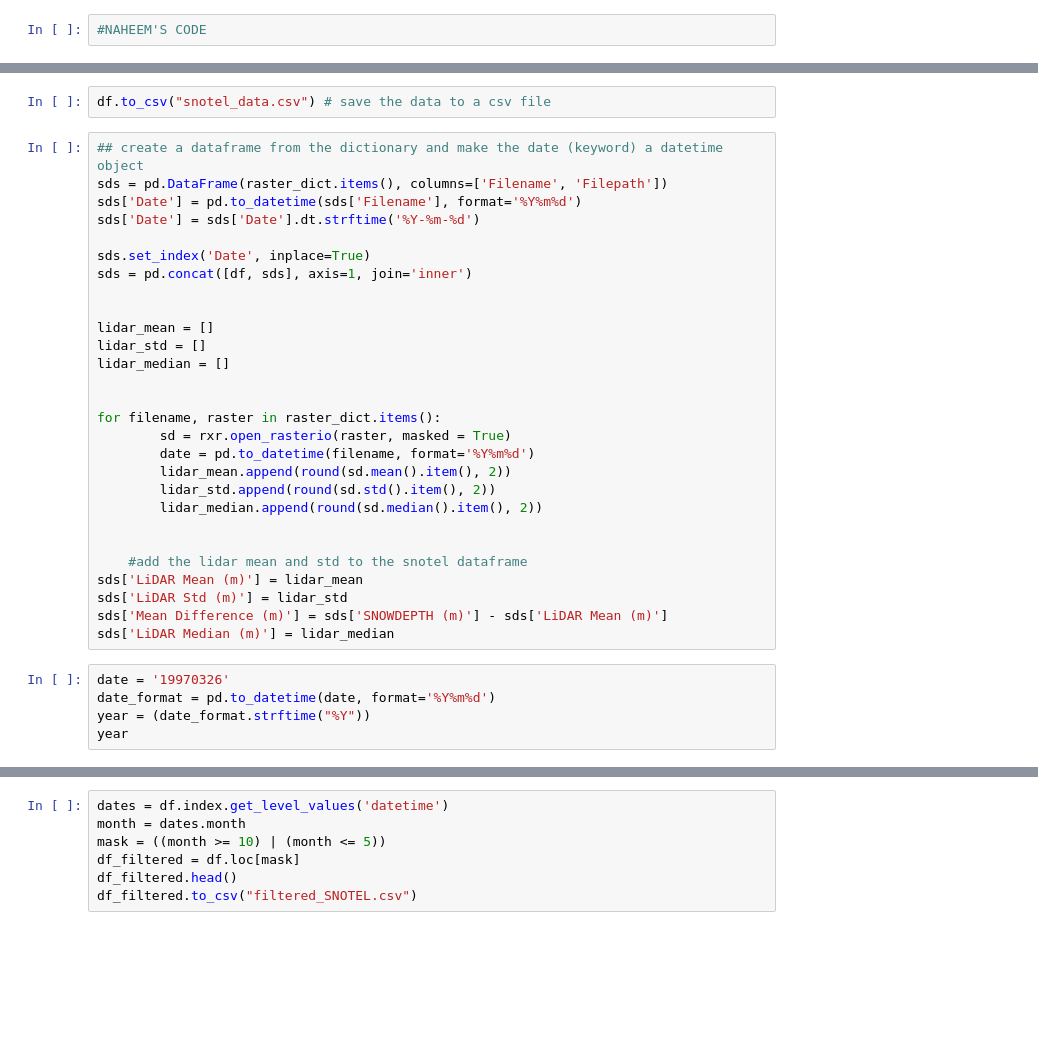
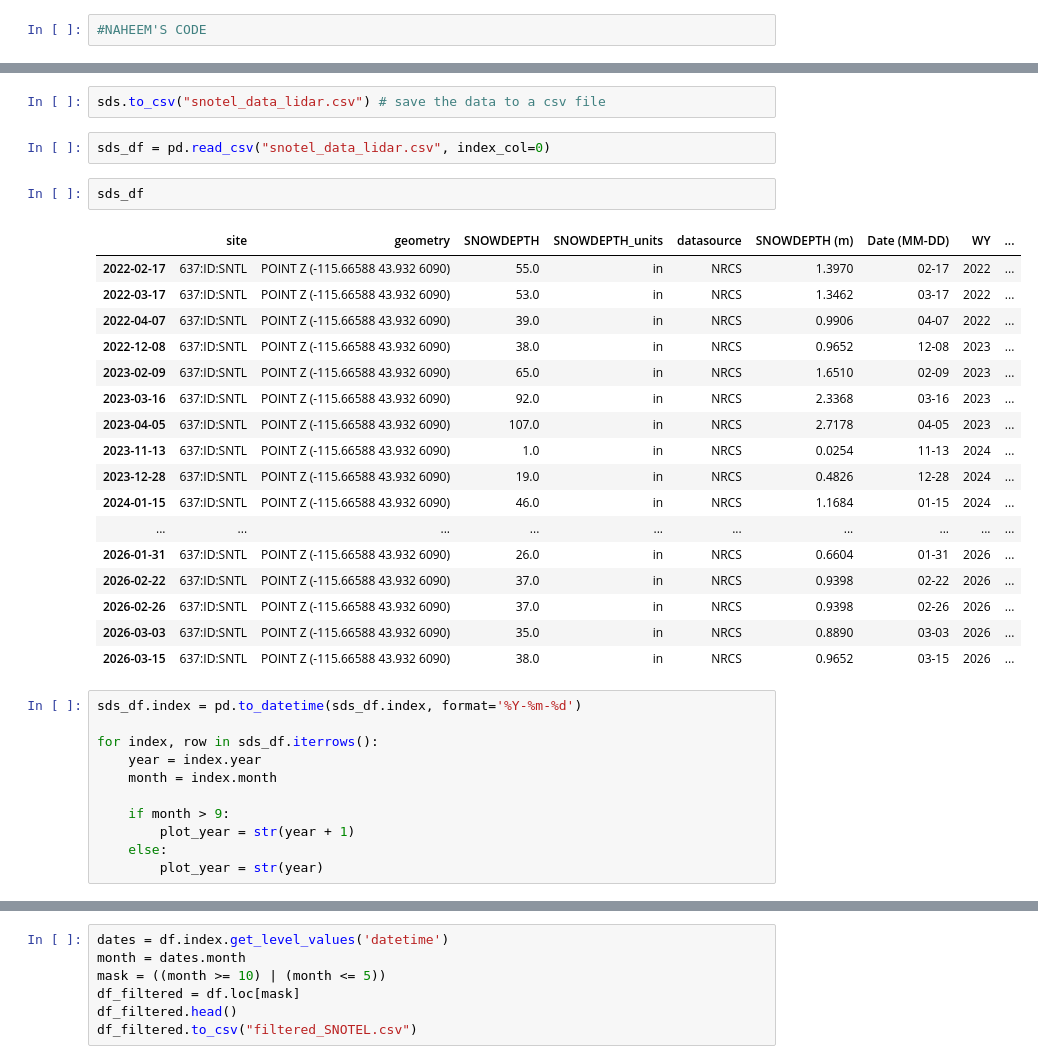
Before and after one commit to naniciafone/crrel, a Jupyter notebook: snotel_data_plot.ipynb, the cells around one changed output, grey strips where cells are left out. Drawn from its saved outputs; the diff is of its cells as text; blank space fills up the shorter version.

```diff
--- a/snotel_data_plot.ipynb
+++ b/snotel_data_plot.ipynb
@@ -55,37 +109,37 @@ df.index = df.index.strftime('%Y-%m-%d')
 # %%
-df.to_csv("snotel_data.csv") # save the data to a csv file
+sds.to_csv("snotel_data_lidar.csv") # save the data to a csv file
-# %%
-## create a dataframe from the dictionary and make the date (keyword) a datetime object
-sds = pd.DataFrame(raster_dict.items(), columns=['Filename', 'Filepath'])
-sds['Date'] = pd.to_datetime(sds['Filename'], format='%Y%m%d')
-sds['Date'] = sds['Date'].dt.strftime('%Y-%m-%d')
-
-sds.set_index('Date', inplace=True)
-sds = pd.concat([df, sds], axis=1, join='inner')
-
-
-lidar_mean = []
-lidar_std = []
-lidar_median = []
-
-
-for filename, raster in raster_dict.items():
-        sd = rxr.open_rasterio(raster, masked = True)
-        date = pd.to_datetime(filename, format='%Y%m%d')
-        lidar_mean.append(round(sd.mean().item(), 2))
-        lidar_std.append(round(sd.std().item(), 2))
-        lidar_median.append(round(sd.median().item(), 2))
-
-
-    #add the lidar mean and std to the snotel dataframe
-sds['LiDAR Mean (m)'] = lidar_mean
-sds['LiDAR Std (m)'] = lidar_std
-sds['Mean Difference (m)'] = sds['SNOWDEPTH (m)'] - sds['LiDAR Mean (m)']
-sds['LiDAR Median (m)'] = lidar_median
-# %%
-date = '19970326'
-date_format = pd.to_datetime(date, format='%Y%m%d')
-year = (date_format.strftime("%Y"))
-year
+# %%
+sds_df = pd.read_csv("snotel_data_lidar.csv", index_col=0)
+# %%
+sds_df
+# %% [output]
+|  | site | geometry | SNOWDEPTH | SNOWDEPTH_units | datasource | SNOWDEPTH (m) | Date (MM-DD) | WY | ... |
+| 2022-02-17 | 637:ID:SNTL | POINT Z (-115.66588 43.932 6090) | 55.0 | in | NRCS | 1.3970 | 02-17 | 2022 | ... |
+| 2022-03-17 | 637:ID:SNTL | POINT Z (-115.66588 43.932 6090) | 53.0 | in | NRCS | 1.3462 | 03-17 | 2022 | ... |
+| 2022-04-07 | 637:ID:SNTL | POINT Z (-115.66588 43.932 6090) | 39.0 | in | NRCS | 0.9906 | 04-07 | 2022 | ... |
+| 2022-12-08 | 637:ID:SNTL | POINT Z (-115.66588 43.932 6090) | 38.0 | in | NRCS | 0.9652 | 12-08 | 2023 | ... |
+| 2023-02-09 | 637:ID:SNTL | POINT Z (-115.66588 43.932 6090) | 65.0 | in | NRCS | 1.6510 | 02-09 | 2023 | ... |
+| 2023-03-16 | 637:ID:SNTL | POINT Z (-115.66588 43.932 6090) | 92.0 | in | NRCS | 2.3368 | 03-16 | 2023 | ... |
+| 2023-04-05 | 637:ID:SNTL | POINT Z (-115.66588 43.932 6090) | 107.0 | in | NRCS | 2.7178 | 04-05 | 2023 | ... |
+| 2023-11-13 | 637:ID:SNTL | POINT Z (-115.66588 43.932 6090) | 1.0 | in | NRCS | 0.0254 | 11-13 | 2024 | ... |
+| 2023-12-28 | 637:ID:SNTL | POINT Z (-115.66588 43.932 6090) | 19.0 | in | NRCS | 0.4826 | 12-28 | 2024 | ... |
+| 2024-01-15 | 637:ID:SNTL | POINT Z (-115.66588 43.932 6090) | 46.0 | in | NRCS | 1.1684 | 01-15 | 2024 | ... |
+| ... | ... | ... | ... | ... | ... | ... | ... | ... | ... |
+| 2026-01-31 | 637:ID:SNTL | POINT Z (-115.66588 43.932 6090) | 26.0 | in | NRCS | 0.6604 | 01-31 | 2026 | ... |
+| 2026-02-22 | 637:ID:SNTL | POINT Z (-115.66588 43.932 6090) | 37.0 | in | NRCS | 0.9398 | 02-22 | 2026 | ... |
+| 2026-02-26 | 637:ID:SNTL | POINT Z (-115.66588 43.932 6090) | 37.0 | in | NRCS | 0.9398 | 02-26 | 2026 | ... |
+| 2026-03-03 | 637:ID:SNTL | POINT Z (-115.66588 43.932 6090) | 35.0 | in | NRCS | 0.8890 | 03-03 | 2026 | ... |
+| 2026-03-15 | 637:ID:SNTL | POINT Z (-115.66588 43.932 6090) | 38.0 | in | NRCS | 0.9652 | 03-15 | 2026 | ... |
+# %%
+sds_df.index = pd.to_datetime(sds_df.index, format='%Y-%m-%d')
+
+for index, row in sds_df.iterrows():
+    year = index.year
+    month = index.month
+
+    if month > 9:
+        plot_year = str(year + 1)
+    else:
+        plot_year = str(year)
 # %%
 import matplotlib.colors as mcolors
```
Also changed, not shown: parts of 10 cells of this notebook.
